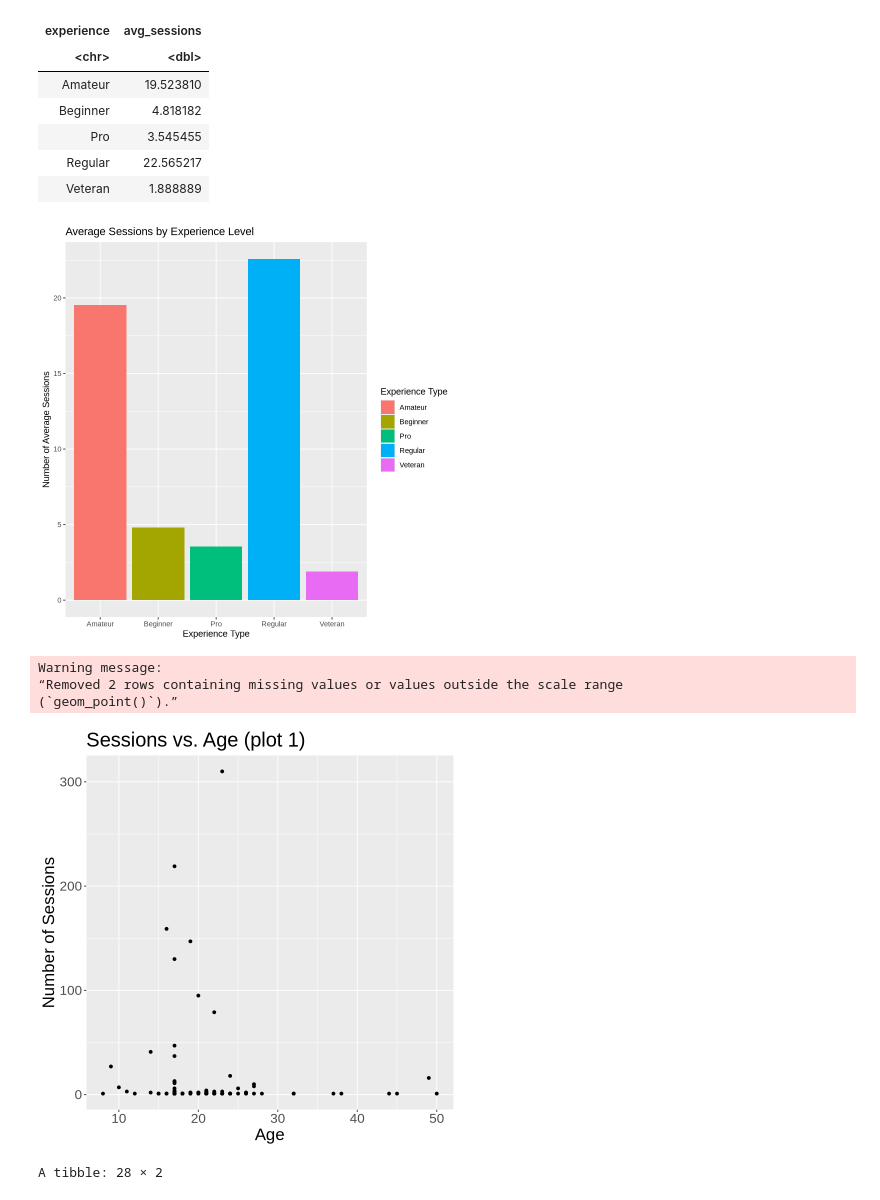
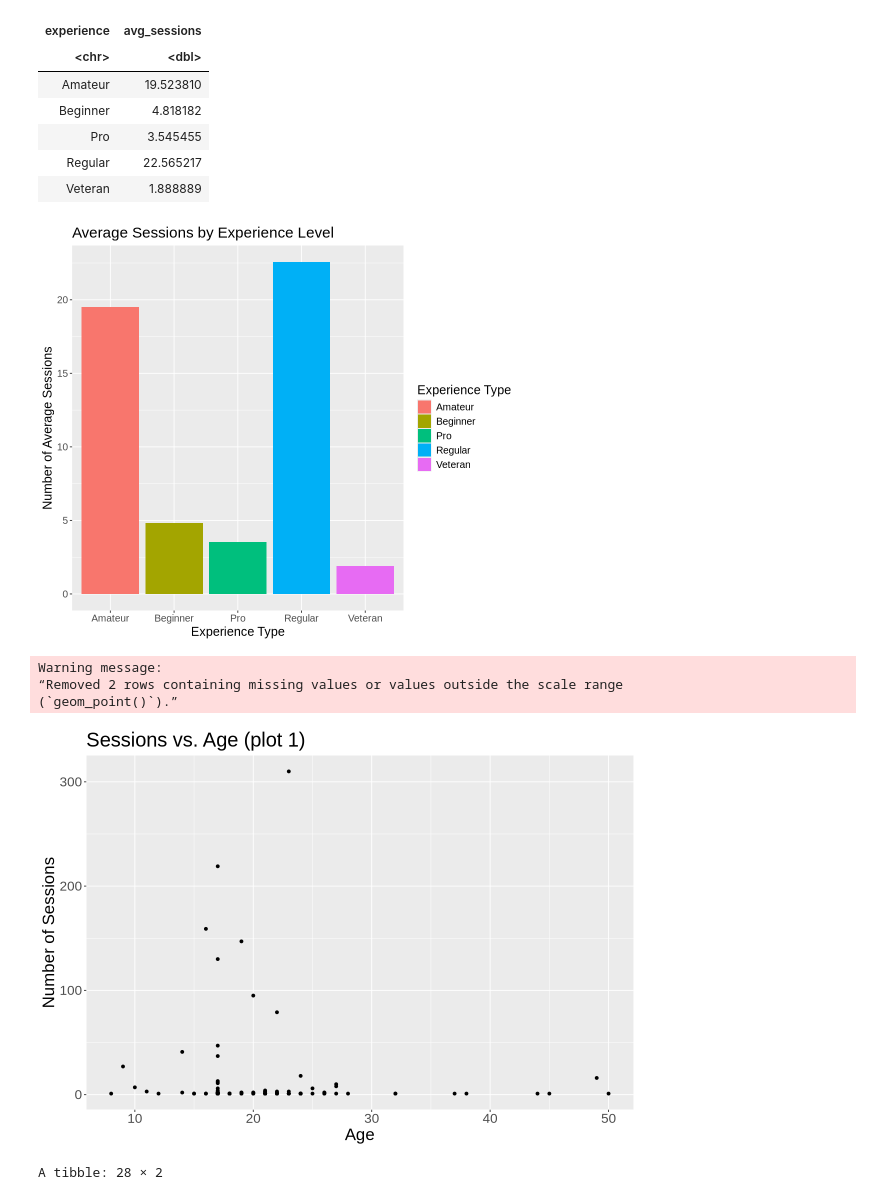
Before and after one commit to evangelinec/DSCI_final_project, a Jupyter notebook: final_project_work.ipynb, the cells around one changed output. Cells and saved outputs as stored; diff of their text form; code cells hidden in the pictures.

```diff
--- a/final_project_work.ipynb
+++ b/final_project_work.ipynb
@@ -154,14 +156,19 @@ A tibble: 5 × 2
 | Regular | 22.565217 |
 | Veteran | 1.888889 |
 # %%
+options(repr.plot.width = 8, repr.plot.height = 7)
+
 experience_players_with_sessions_plot<-experience_players_with_sessions|>
     ggplot(aes(x=experience, y=avg_sessions, fill=experience))+
     geom_bar(stat="identity")+
-    labs(title="Average Sessions by Experience Level", x="Experience Type", y="Number of Average Sessions", fill="Experience Type")
+    labs(title="Average Sessions by Experience Level", x="Experience Type", y="Number of Average Sessions", fill="Experience Type")+
+    theme(text = element_text(size = 15))
 experience_players_with_sessions_plot
 # %% [output]
-[figure, old version]
+[figure, new version]
 # %%
+options(repr.plot.width = 10, repr.plot.height = 7)
+
 age_players_with_sessions_plot1<-players_with_sessions|>
     ggplot(aes(x=Age, y=num_sessions))+
     geom_point()+
@@ -172,7 +179,7 @@ age_players_with_sessions_plot1
 Warning message:
 “Removed 2 rows containing missing values or values outside the scale range
 (`geom_point()`).”
-[figure, old version]
+[figure, new version]
 # %%
 age_players_with_sessions<-players_with_sessions|>
     group_by(Age)|>
```
Also changed, not shown: parts of 10 cells of this notebook.
